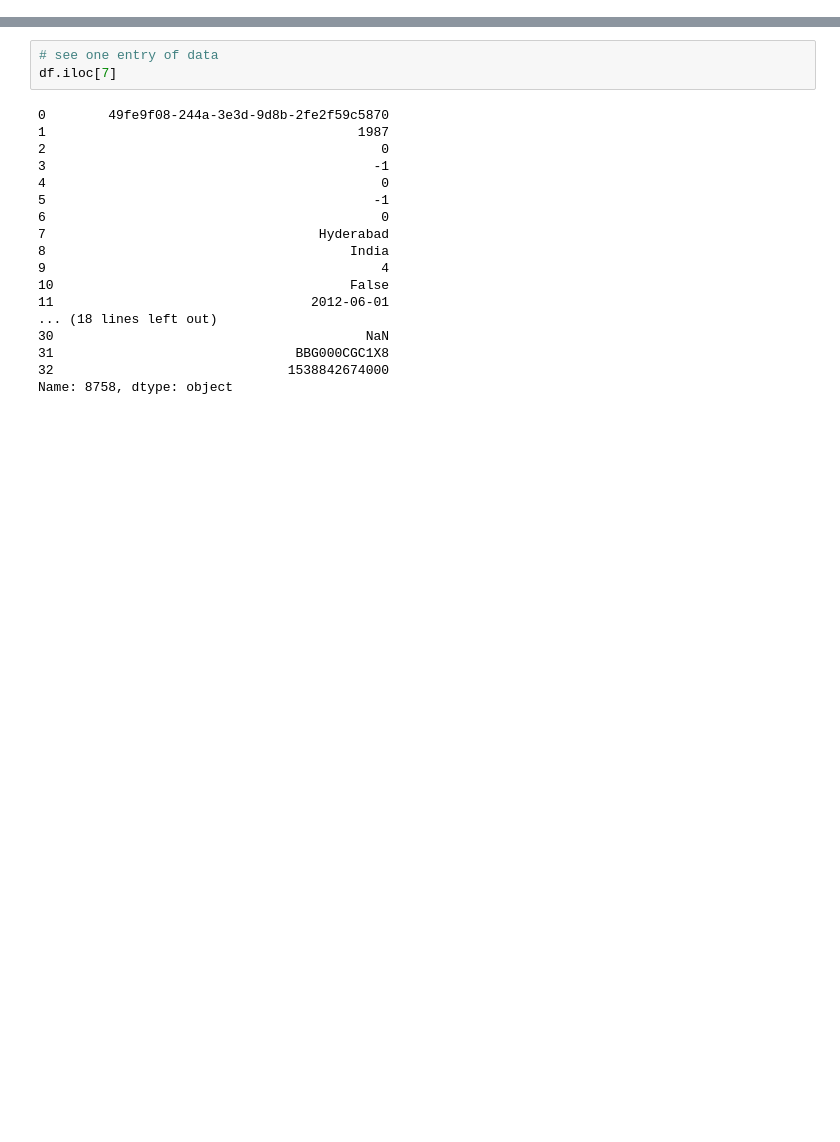
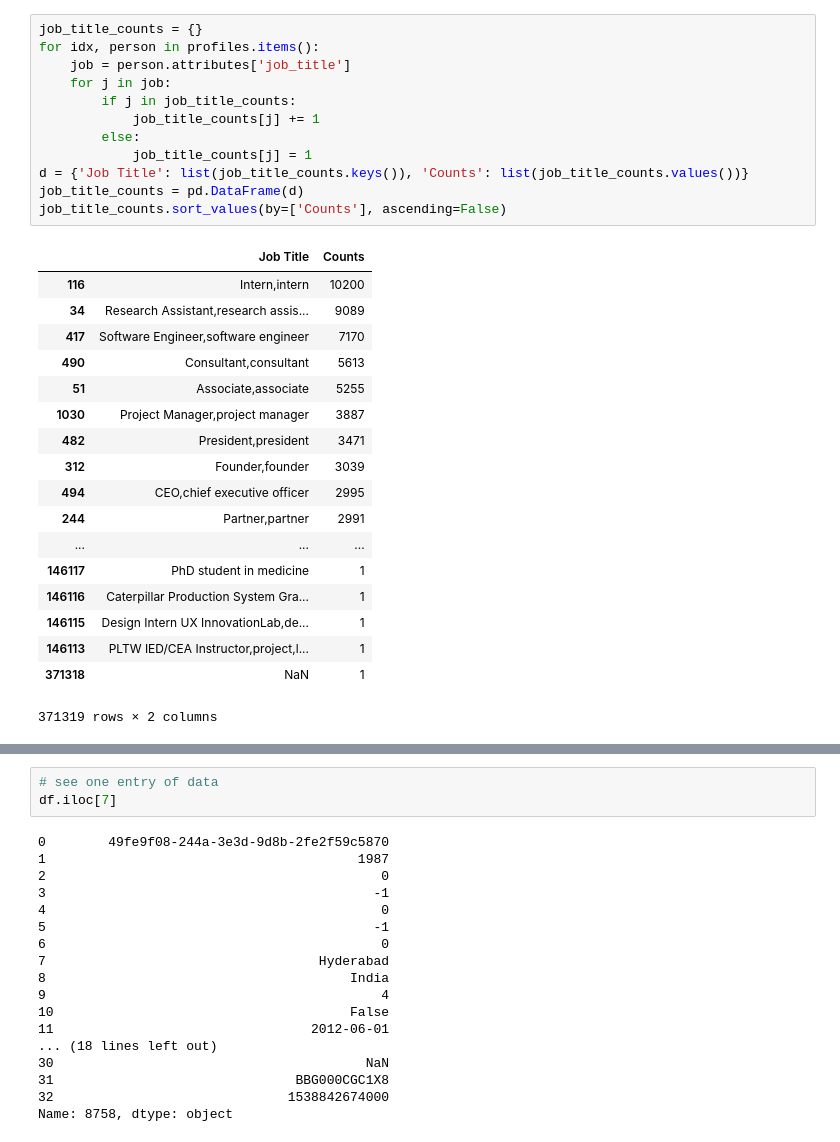
Before and after one commit to hodsonjames/employment, a Jupyter notebook: skill_evolution.ipynb, the cells around one changed output, grey strips where cells are left out. Saved outputs shown, nothing was run; the diff lists cells and outputs as text; blank space fills up the shorter version.

```diff
--- a/skill_evolution.ipynb
+++ b/skill_evolution.ipynb
@@ -59,0 +213,31 @@ df
+# %%
+job_title_counts = {}
+for idx, person in profiles.items():
+    job = person.attributes['job_title']
+    for j in job:
+        if j in job_title_counts:
+            job_title_counts[j] += 1
+        else:
+            job_title_counts[j] = 1
+d = {'Job Title': list(job_title_counts.keys()), 'Counts': list(job_title_counts.values())}
+job_title_counts = pd.DataFrame(d)
+job_title_counts.sort_values(by=['Counts'], ascending=False)
+# %% [output]
+|  | Job Title | Counts |
+| 116 | Intern,intern | 10200 |
+| 34 | Research Assistant,research assis... | 9089 |
+| 417 | Software Engineer,software engineer | 7170 |
+| 490 | Consultant,consultant | 5613 |
+| 51 | Associate,associate | 5255 |
+| 1030 | Project Manager,project manager | 3887 |
+| 482 | President,president | 3471 |
+| 312 | Founder,founder | 3039 |
+| 494 | CEO,chief executive officer | 2995 |
+| 244 | Partner,partner | 2991 |
+| ... | ... | ... |
+| 146117 | PhD student in medicine | 1 |
+| 146116 | Caterpillar Production System Gra... | 1 |
+| 146115 | Design Intern UX InnovationLab,de... | 1 |
+| 146113 | PLTW IED/CEA Instructor,project,l... | 1 |
+| 371318 | NaN | 1 |
+371319 rows × 2 columns
```
Also changed, not shown: parts of 30 cells of this notebook.
